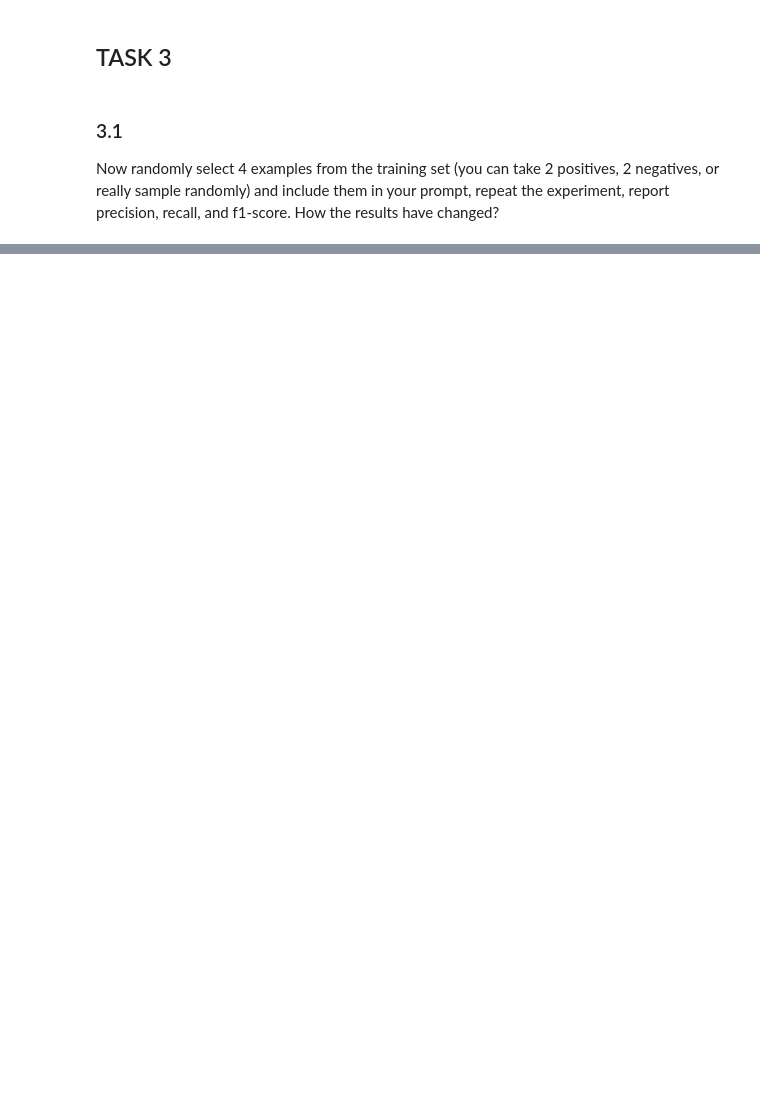
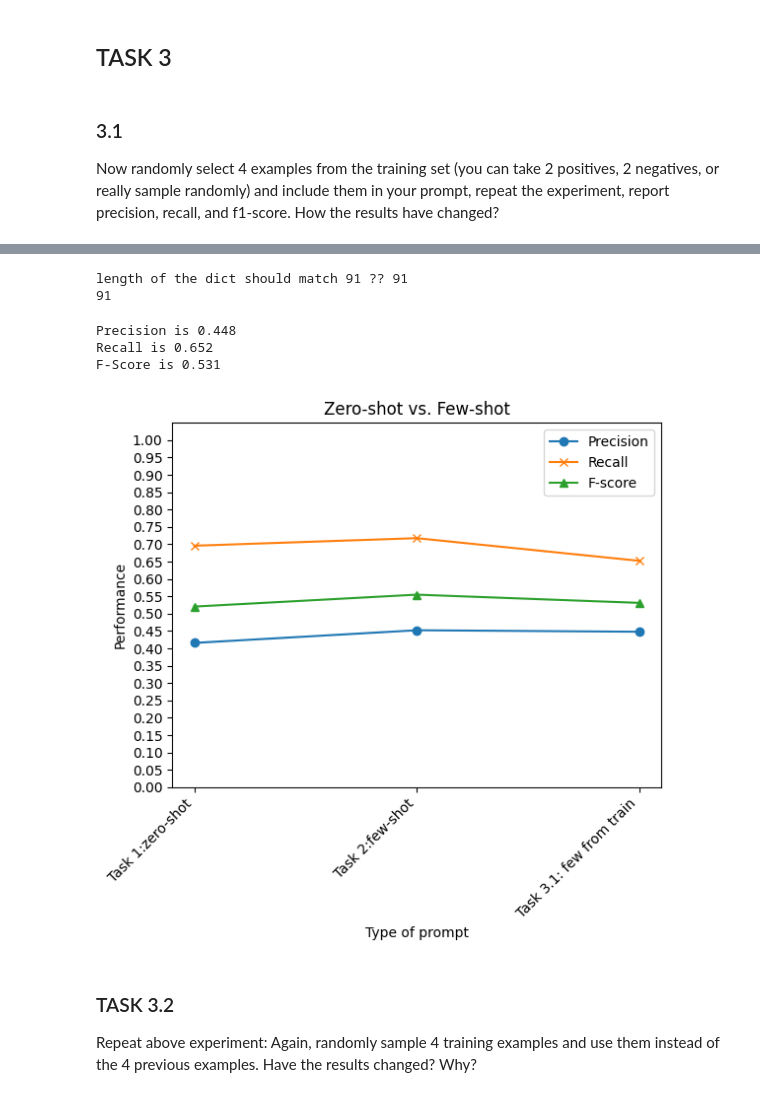
Before and after one commit to heinohen/Textual-Data-Analysis, a Jupyter notebook: TDA_exercise9.ipynb, the cells around one changed output, grey strips where cells are left out. Drawn from its saved outputs; the diff is of its cells as text; code cells hidden in the pictures; blank space fills up the shorter version.

```diff
--- a/TDA_exercise9.ipynb
+++ b/TDA_exercise9.ipynb
@@ -596,0 +598,3 @@ for r in random_numbers_1:
+# %%
+for e in t3_1_examples:
+  print(e)
@@ -596,0 +641,13 @@ for r in random_numbers_1:
+# %%
+restriction = 5 # You must use a for loop that packs 5 examples in at-a-time (in each iteration of the for loop)
+T_3_1_REPLIES_FROM_GPT = [] # stores all replies
+
+for i in range(0, len(filtered_devel_examples), restriction):
+  user_prompt = task_3_1_prompt
+  for j in range(restriction): # try to add 5 examples
+      if i + j < len(filtered_devel_examples): # if were not going over the index bounds with i + j values
+          curr = filtered_devel_examples[i+j]
+          user_prompt += f"UID: {curr['UID']}  Text = {curr['text']}\n" # only then  concat to the user_prompt
+  if i == 0:
+    print(user_prompt)
+  T_3_1_REPLIES_FROM_GPT.append(get_predictions_from_GPT(user_prompt)) # call GPT with the 5 or less examples at the time
@@ -596,0 +672,34 @@ for r in random_numbers_1:
+# %%
+T_3_1_DICT_OF_REPLIES = generate_dict(T_3_1_REPLIES_FROM_GPT)
+print(f'length of the dict should match {len(filtered_devel_examples)} ?? {len(T_3_1_DICT_OF_REPLIES)}')
+assert len(T_3_1_DICT_OF_REPLIES) == len(filtered_devel_examples), 'Predicted text must be of the same size than the input data'
+t3_1_y_pred = [y_pred for y_pred in T_3_1_DICT_OF_REPLIES.values()]
+print(len(t3_1_y_pred))
+assert len(t3_1_y_pred) == len(filtered_devel_examples), 'Predictions must be of the same size than the input data'
+# %% [output]
+length of the dict should match 91 ?? 91
+91
+# %%
+t3_1_precision, t3_1_recall, t3_1_fscore, _ = calculate_scores(y_true, t3_1_y_pred)
+
+
+print(f'Precision is {t3_1_precision:.3f}')
+print(f'Recall is {t3_1_recall:.3f}')
+print(f'F-Score is {t3_1_fscore:.3f}')
+# %% [output]
+Precision is 0.448
+Recall is 0.652
+F-Score is 0.531
+# %%
+x = ["Task 1:zero-shot", "Task 2:few-shot", "Task 3.1: few from train"]
+prec = [t1_precision, t2_precision, t3_1_precision]
+rec = [t1_recall, t2_recall, t3_1_recall]
+fs = [t1_fscore, t2_fscore, t3_1_fscore]
+
+plot_it(x,prec,rec,fs)
+# %% [output]
+[figure, added]
+# %% [markdown]
+### TASK 3.2
+
+Repeat above experiment: Again, randomly sample 4 training examples and use them instead of the 4 previous examples. Have the results changed? Why?
```
Also changed, not shown: parts of 28 cells of this notebook.
